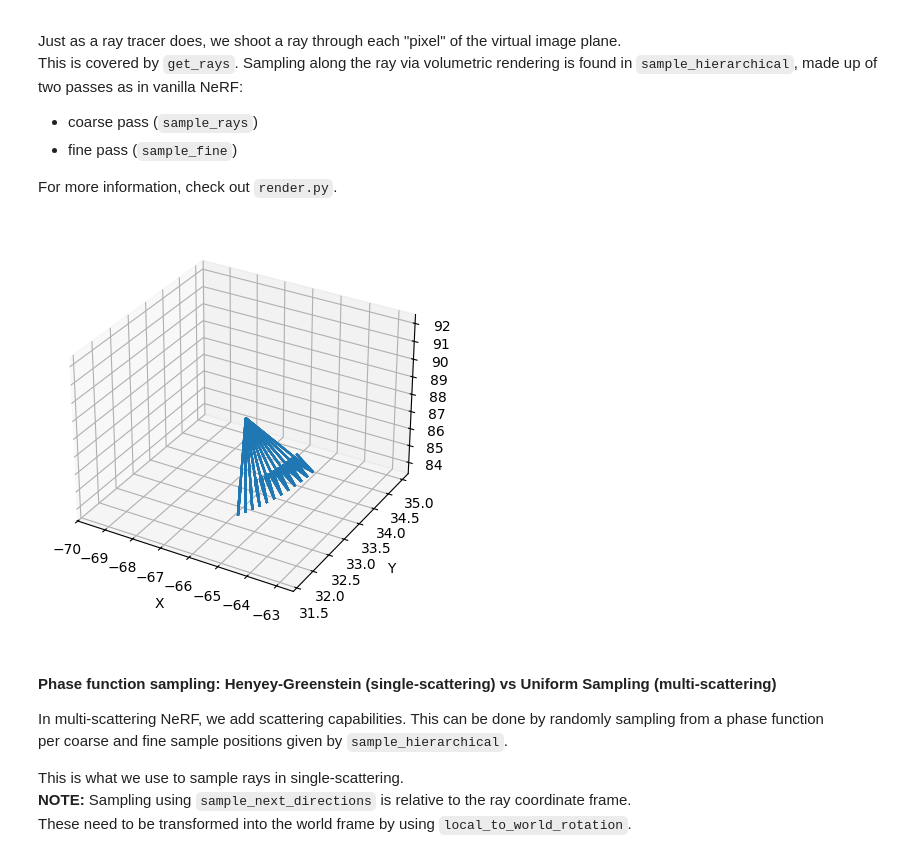
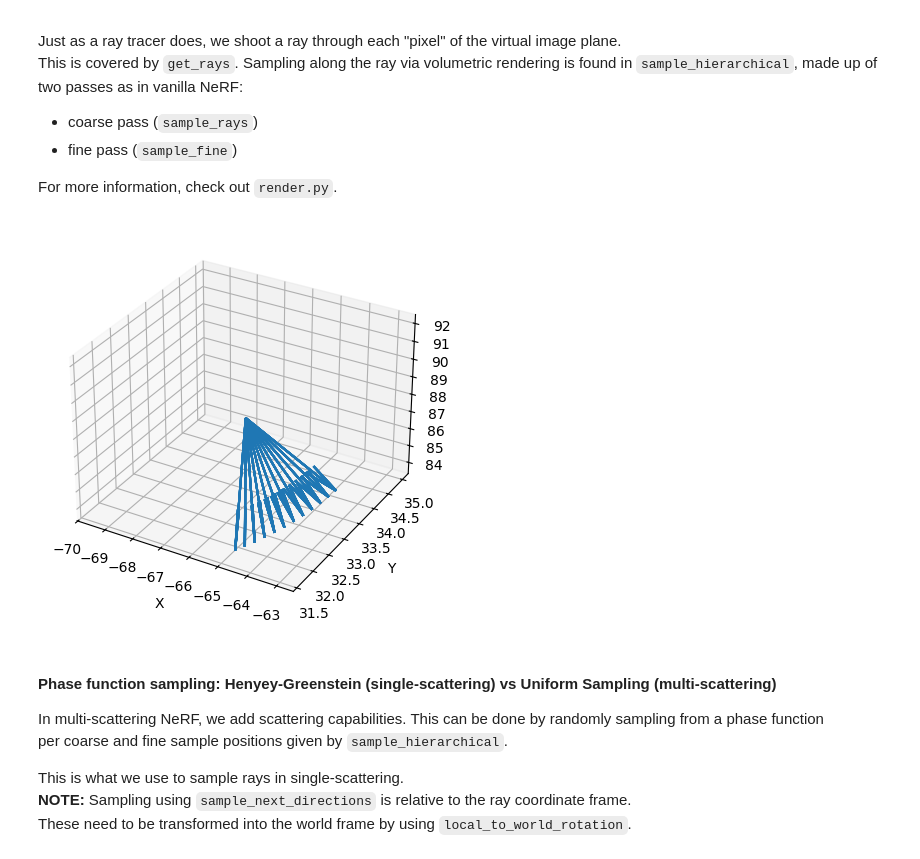
Before and after one commit to stonecodecs/neural_scattering_field, a Jupyter notebook: demo.ipynb, the cells around one changed output. Drawn from its saved outputs; the diff is of its cells as text; code cells hidden in the pictures.

```diff
--- a/demo.ipynb
+++ b/demo.ipynb
@@ -70,11 +71,11 @@ For more information, check out `render.py`.
 # %%
 from render import get_rays
 
 ## an example of get_rays output ##
 rays_o, rays_d = get_rays(train_poses, H, W, focal_x, focal_y, batched=True)
-utils.ray_plot(rays_o.reshape(-1, 3)[0:10000:100, :], rays_d.reshape(-1, 3)[0:10000:100, :], arrow_length=3)
+utils.ray_plot(rays_o.reshape(-1, 3)[0:10000:100, :], rays_d.reshape(-1, 3)[0:10000:100, :], arrow_length=4)
 # %% [output]
-[figure, old version]
+[figure, new version]
 # %% [markdown]
 #### Phase function sampling: Henyey-Greenstein (single-scattering) vs Uniform Sampling (multi-scattering)
 In multi-scattering NeRF, we add scattering capabilities. This can be done by randomly sampling from a phase function\
```
Also changed, not shown: parts of 19 cells of this notebook, 3 other files.
